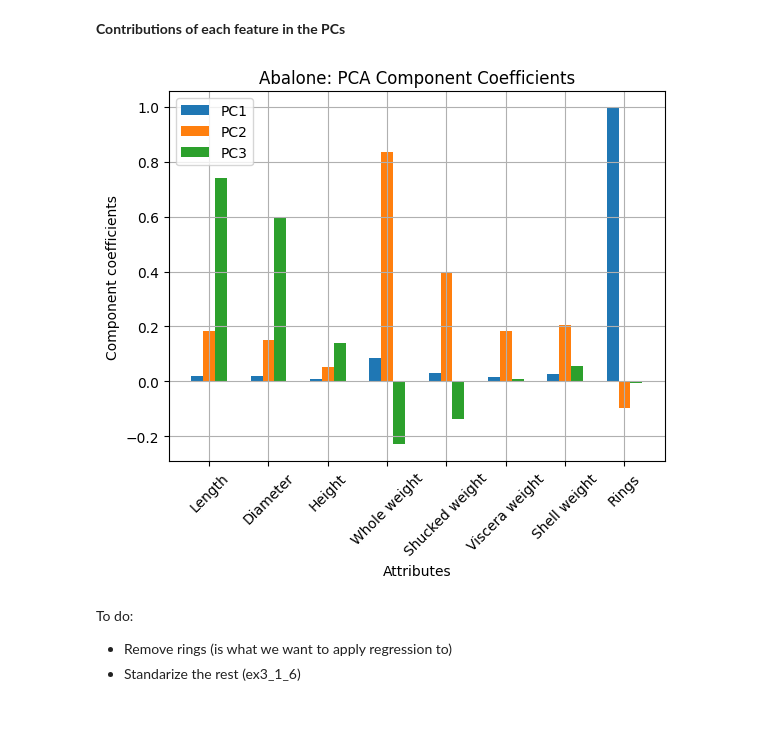
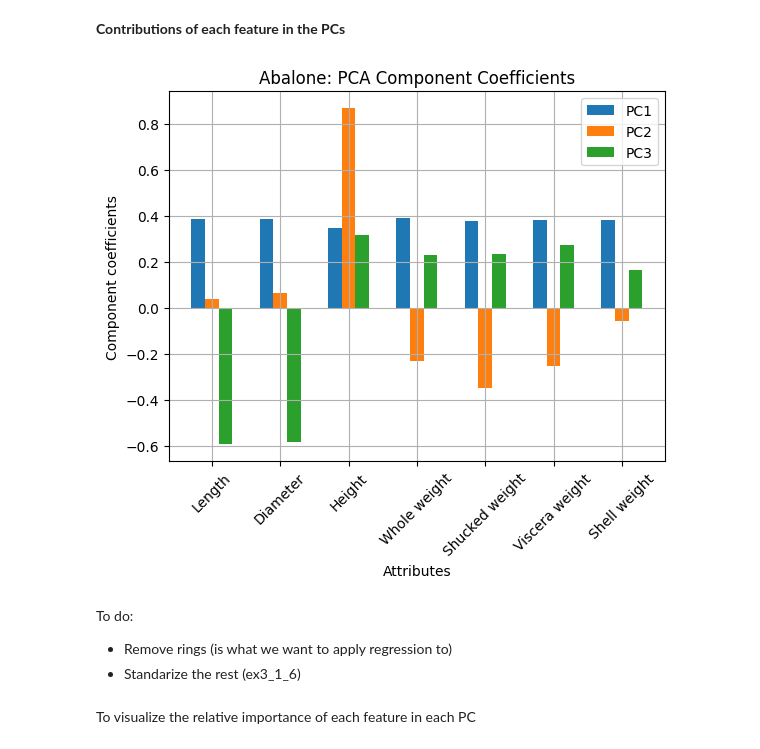
Before and after one commit to raquel-ch/intro_ml, a Jupyter notebook: project1.ipynb, the cells around one changed output. Drawn from its saved outputs; the diff is of its cells as text; code cells hidden in the pictures; blank space fills up the shorter version.

```diff
--- a/project1.ipynb
+++ b/project1.ipynb
@@ -34,7 +34,7 @@ Index(['Sex', 'Length', 'Diameter', 'Height', 'Whole weight', 'Shucked weight',
 # %%
 raw_data = df.values
 
-cols = range(1, 9)
+cols = range(1, 8)  # Exclude 'Sex' and 'Rings' (columns index 0 and 8)
 X = raw_data[:, cols]
 
 print(X)
@@ -80,3 +100,9 @@ N, M, C
+# %%
+from sklearn.preprocessing import StandardScaler
+
+scaler = StandardScaler()
+stand_X = scaler.fit_transform(X)  # Standardize features
+stand_X = np.array(stand_X, dtype=np.float64)
 # %%
 import matplotlib.pyplot as plt
 from scipy.linalg import svd
@@ -114,7 +153,7 @@ X = np.array(X, dtype=np.float64)
 # %%
 # Subtract mean value from data
 # Note: Here we use Y to in teh book we often use X with a hat-symbol on top.
-Y = X - np.ones((N, 1)) * X.mean(axis=0)
+Y = stand_X - np.ones((N, 1)) * stand_X.mean(axis=0)
 
 # Note: Here we call the Sigma matrix in the SVD S for notational convinience
 U, S, Vh = svd(Y, full_matrices=False)
@@ -178,0 +225,15 @@ There's overlap between the groups, specially between F and M
+# %%
+import seaborn as sns
+
+plt.figure(figsize=(8, 6))
+for i in range(len(attributeNames)):
+    plt.arrow(0, 0, V[i, 0], V[i, 1], color="r", alpha=0.5)
+    plt.text(V[i, 0] * 1.2, V[i, 1] * 1.2, attributeNames[i], color="black", fontsize=12)
+
+plt.scatter(Z[:, 0], Z[:, 1], c=y, cmap="viridis", alpha=0.5)
+plt.xlabel("PC1")
+plt.ylabel("PC2")
+plt.title("PCA Biplot (PC1 vs PC2)")
+plt.colorbar(label="Age")
+plt.grid()
+plt.show()
@@ -179,29 +242,31 @@ There's overlap between the groups, specially between F and M
 # %% [markdown]
 **Contributions of each feature in the PCs**
 # %%
-N, M = X.shape
+N, M = stand_X.shape
 
 # We saw in 2.1.3 that the first 3 components explaiend more than 90
 # percent of the variance. Let's look at their coefficients:
 pcs = [0, 1, 2]
 legendStrs = ["PC" + str(e + 1) for e in pcs]
 bw = 0.2
 r = np.arange(1, M + 1)
 
 for i in pcs:
     plt.bar(r + i * bw, V[:, i], width=bw)
 
 plt.xticks(r + bw,attributeNames, rotation = 45)
 plt.xlabel("Attributes")
 plt.ylabel("Component coefficients")
 plt.legend(legendStrs)
 plt.grid()
 plt.title("Abalone: PCA Component Coefficients")
 plt.show()
 # %% [output]
-[figure, old version]
+[figure, new version]
 # %% [markdown]
 To do:
 
 - Remove rings (is what we want to apply regression to)
 - Standarize the rest (ex3_1_6)
+# %% [markdown]
+To visualize the relative importance of each feature in each PC
```
Also changed, not shown: parts of 17 cells of this notebook.
